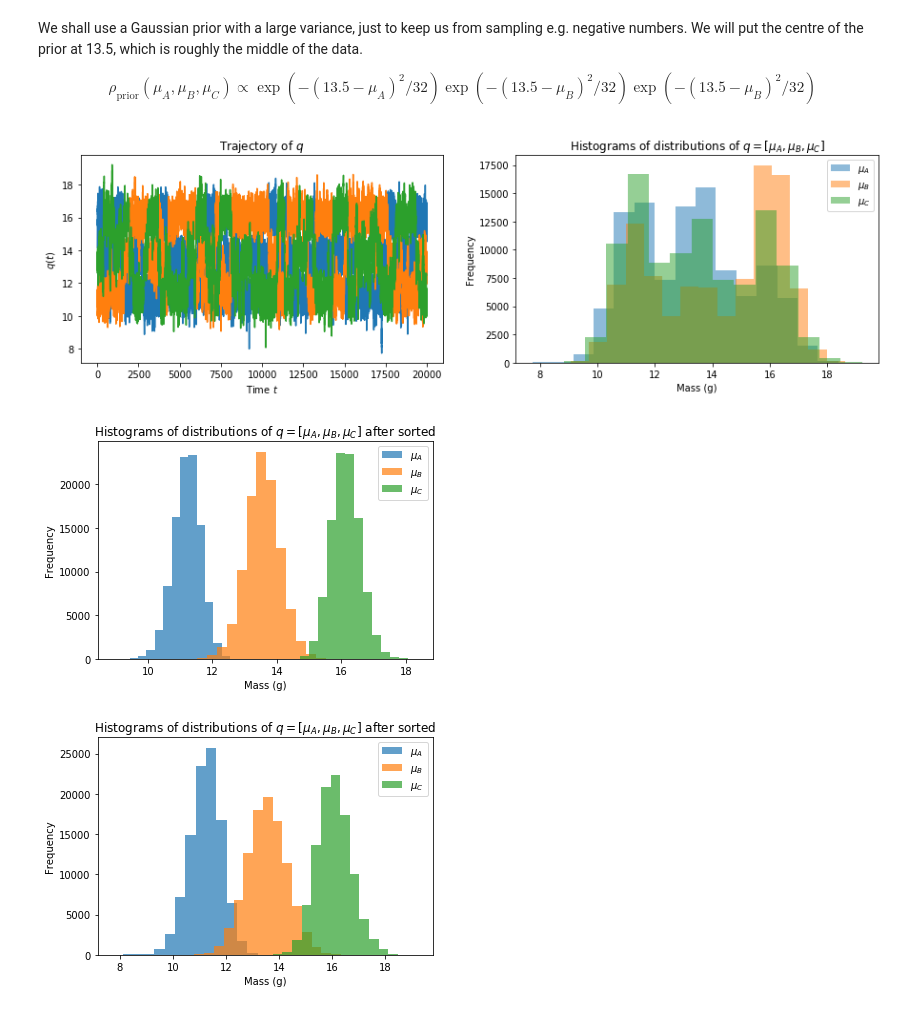
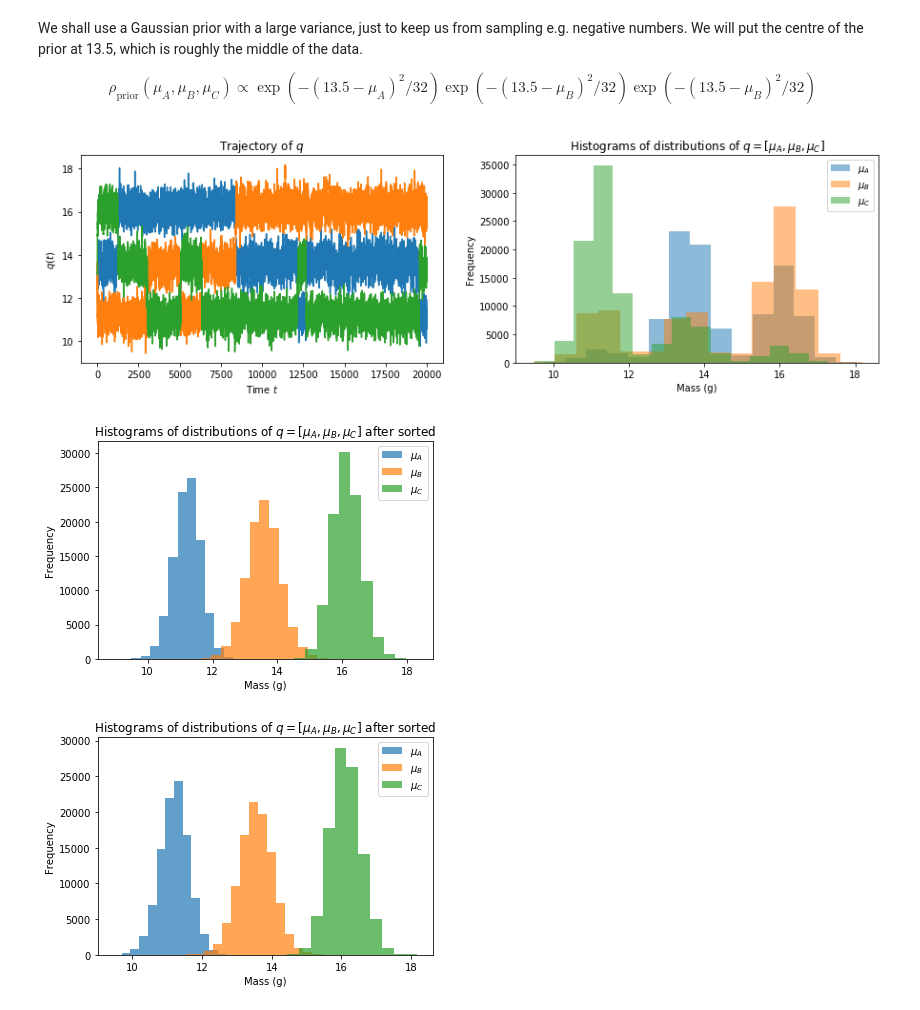
Before and after one commit to mohammeddonia/RSCAM-GradNoise, a Jupyter notebook: Tomatoes Testing.ipynb, the cells around one changed output. Saved outputs shown, nothing was run; the diff lists cells and outputs as text; code cells hidden in the pictures.

```diff
--- a/Tomatoes Testing.ipynb
+++ b/Tomatoes Testing.ipynb
@@ -191,7 +191,7 @@ def force_noise(q,y_batch,batch_scaling):
 
 
     # Take the negative of each gradient
-    grad_m1 = -(-(1/16)*(13.5 - m1) + batch_scaling*sum(-(y_batch - m1_vec)*np.exp(-(y_batch - m1_vec)**2/2)/p_hat)) +
+    grad_m1 = -(-(1/16)*(13.5 - m1) + batch_scaling*sum(-(y_batch - m1_vec)*np.exp(-(y_batch - m1_vec)**2/2)/p_hat))
     grad_m2 = -(-(1/16)*(13.5 - m2) + batch_scaling*sum(-(y_batch - m2_vec)*np.exp(-(y_batch - m2_vec)**2/2)/p_hat))
     grad_m3 = -(-(1/16)*(13.5 - m3) + batch_scaling*sum(-(y_batch - m3_vec)*np.exp(-(y_batch - m3_vec)**2/2)/p_hat))
 
@@ -257,31 +257,31 @@ def run_simulation_with_noise( q0,p0, Nsteps, h, step_function, Y, batch_size):
 # %%
 Nsteps = 100000
 h = 0.2
 gamma = 1.0
 
 # Run one long trajectory of Nsteps, using the ABO scheme
-q_traj_noise, p_traj, t_traj = run_simulation_with_noise(q0, p0, Nsteps , h, HMC_with_noise, Y, 5)
+q_traj_noise, p_traj, t_traj = run_simulation_with_noise(q0, p0, Nsteps , h, HMC_with_noise, Y, 1)
 
 
 fig = plt.figure(figsize=[15,4])
 
 plt.subplot(1,2,1)
 plt.plot( t_traj, q_traj_noise )
 plt.title('Trajectory of $q$')
 plt.ylabel('$q(t)$')
 plt.xlabel('Time $t$')
 
 plt.subplot(1,2,2)
 plt.hist(q_traj_noise[:,0], bins=15,label='$\mu_A$', alpha=0.5)
 plt.hist(q_traj_noise[:,1], bins=15, label='$\mu_B$',alpha=0.5)
 plt.hist(q_traj_noise[:,2], bins=15, label='$\mu_C$',alpha=0.5)
 plt.title('Histograms of distributions of $q = [\mu_A, \mu_B, \mu_C]$')
 plt.xlabel('Mass (g)')
 plt.ylabel('Frequency')
 plt.legend()
 plt.show()
 # %% [output]
-[figure, old version]
+[figure, new version]
 # %%
 
 n = q_traj.shape[0]  # get number of time steps
@@ -316,5 +316,5 @@ plt.ylabel('Frequency')
 plt.legend()
 plt.show()
 # %% [output]
-[figure, old version]
+[figure, new version]
-[figure, old version]
+[figure, new version]
```
Also changed, not shown: parts of 3 cells of this notebook, 1 other file.
